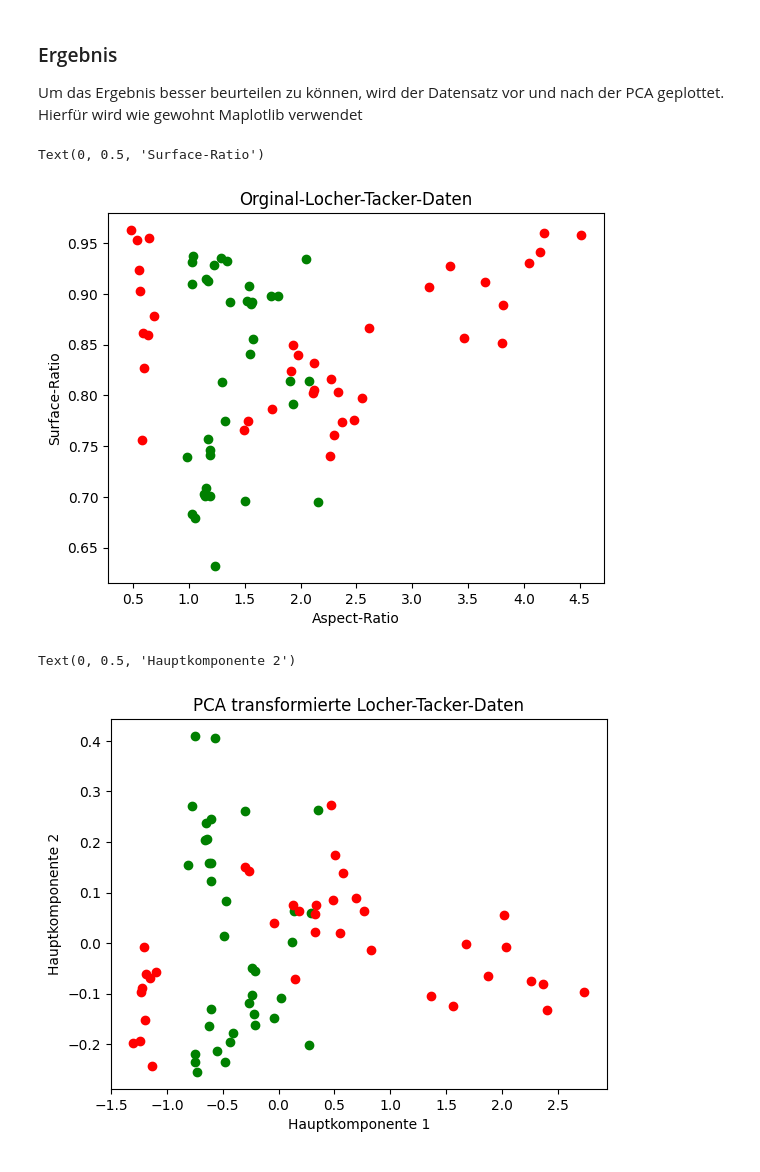
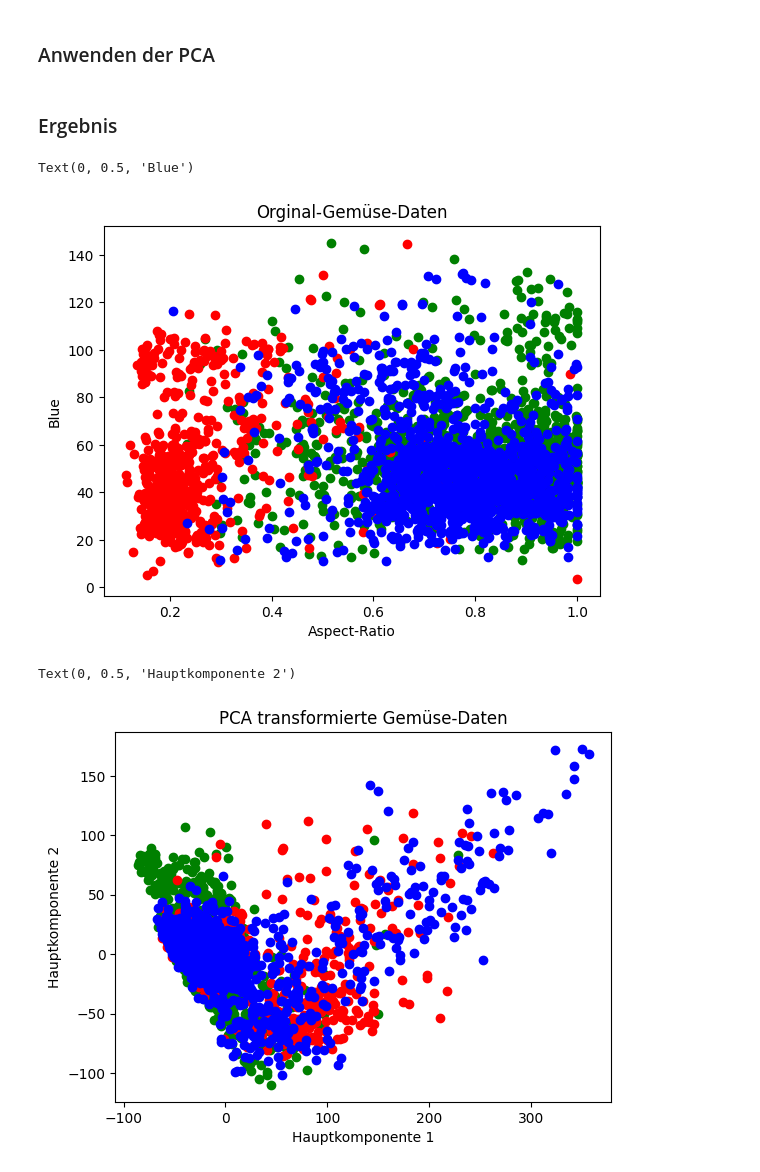
Before and after one commit to Hannes-Bornemann/KI_Gemuese, a Jupyter notebook: Hannes/PCA.ipynb, the cells around one changed output. Cells and saved outputs as stored; diff of their text form; code cells hidden in the pictures.

```diff
--- a/Hannes/PCA.ipynb
+++ b/Hannes/PCA.ipynb
@@ -34,13 +5,13 @@ Im ersten Schritt der PCA wird versucht, die Variable zu finden, die die Varianz
 # %%
 import pandas as pd
 
-#laden des Loche Tacker Datensatzes von der xlsx Datei pandas.read_excel()
-Locher_Tacker_Daten=pd.read_excel(r'../Datensätze/LocherTucker.xlsx',index_col=0)
-Locher_Tacker_Daten =Locher_Tacker_Daten.dropna() # Verwerfen der Spalten ohen gültigen Eintrag
-Locher_Tacker_X, Locher_Tacker_y = Locher_Tacker_Daten.iloc[:,:-1], Locher_Tacker_Daten.iloc[:,-1] #splitten der Daten in Labels und Features
-
+#laden des Gemüse Datensatzes von der csv Datei
+Gemuese_Daten=pd.read_csv(r'output.csv',index_col=0)
+Gemuese_Daten =Gemuese_Daten.dropna() # Verwerfen der Spalten ohen gültigen Eintrag
+Gemuese_X, Gemuese_y = Gemuese_Daten.iloc[:,:-1], Gemuese_Daten.iloc[:,-1] #splitten der Daten in Labels und Features
 
 # Uwandeln der Daten in ein numpy Array
-Locher_Tacker_X=Locher_Tacker_X.to_numpy()
-Locher_Tacker_y=Locher_Tacker_y.to_numpy()
+Gemuese_X=Gemuese_X.to_numpy() # Features
+Gemuese_y=Gemuese_y.to_numpy() # Labels
+Gemuese_Daten.head(5)
 # %% [output]
@@ -58,39 +24,37 @@ Nachdem die Hauptkomponenten bestimmt wurden, wird der Datensatz mit der Methode
+# %% [markdown]
+### Anwenden der PCA
 # %%
 from sklearn.decomposition import PCA
 
 # initialisieren der PCA
-Locher_Tacker_PCA = PCA(n_components=2)
-
+Gemuese_PCA = PCA(n_components=2)
 # Bestimmen der Hauptkomponenten
-Locher_Tacker_PCA.fit(Locher_Tacker_X)
-
-# Transformieren des Datensatzes auf die neuen Features
-Locher_Tacker_X_PCA = Locher_Tacker_PCA.transform(Locher_Tacker_X)
+Gemuese_PCA.fit(Gemuese_X) # Anpassen der PCA an die feature-Daten
+# Transformieren des Datensatzes auf die neuen Features (Haupkomponenten)
+Gemuese_X_PCA = Gemuese_PCA.transform(Gemuese_X)
-# %% [markdown]
-### <font color='2869AF'> Ergebnis </font>
-Um das Ergebnis besser beurteilen zu können, wird der Datensatz vor und nach der PCA geplottet. Hierfür wird wie gewohnt Maplotlib verwendet
+# %% [markdown]
+### Ergebnis
 # %%
 import matplotlib.pyplot as plt
 
-
-for lab, mark, col in zip(range(2),( '*','o'),('green','red')):
-    plt.scatter(x=Locher_Tacker_X[:,0].real[Locher_Tacker_y==lab],
-    y=Locher_Tacker_X[:,2].real[Locher_Tacker_y==lab],
+for lab, mark, col in zip(range(3),( '*','o', 'X'),('green','red', 'blue')):
+    plt.scatter(x=Gemuese_X[:,1].real[Gemuese_y==lab],
+    y=Gemuese_X[:,3].real[Gemuese_y==lab],
     color = col)
-plt.title('Orginal-Locher-Tacker-Daten')
+plt.title('Orginal-Gemüse-Daten')
 plt.xlabel('Aspect-Ratio')
-plt.ylabel('Surface-Ratio')
+plt.ylabel('Blue')
 # %% [output]
-Text(0, 0.5, 'Surface-Ratio')
+Text(0, 0.5, 'Blue')
-[figure, old version]
+[figure, new version]
 # %%
-for lab, mark, col in zip(range(2),( '*','o'),('green','red')):
-    plt.scatter(x=Locher_Tacker_X_PCA[:,0].real[Locher_Tacker_y==lab],
-    y=Locher_Tacker_X_PCA[:,1].real[Locher_Tacker_y==lab],
+for lab, mark, col in zip(range(3),( '*','o', 'X'),('green','red', 'blue')):
+    plt.scatter(x=Gemuese_X_PCA[:,0].real[Gemuese_y==lab],
+    y=Gemuese_X_PCA[:,1].real[Gemuese_y==lab],
     color = col)
-plt.title('PCA transformierte Locher-Tacker-Daten')
+plt.title('PCA transformierte Gemüse-Daten')
 plt.xlabel('Hauptkomponente 1')
 plt.ylabel('Hauptkomponente 2')
 # %% [output]
 Text(0, 0.5, 'Hauptkomponente 2')
-[figure, old version]
+[figure, new version]
```
Also changed, not shown: parts of 8 cells of this notebook.
